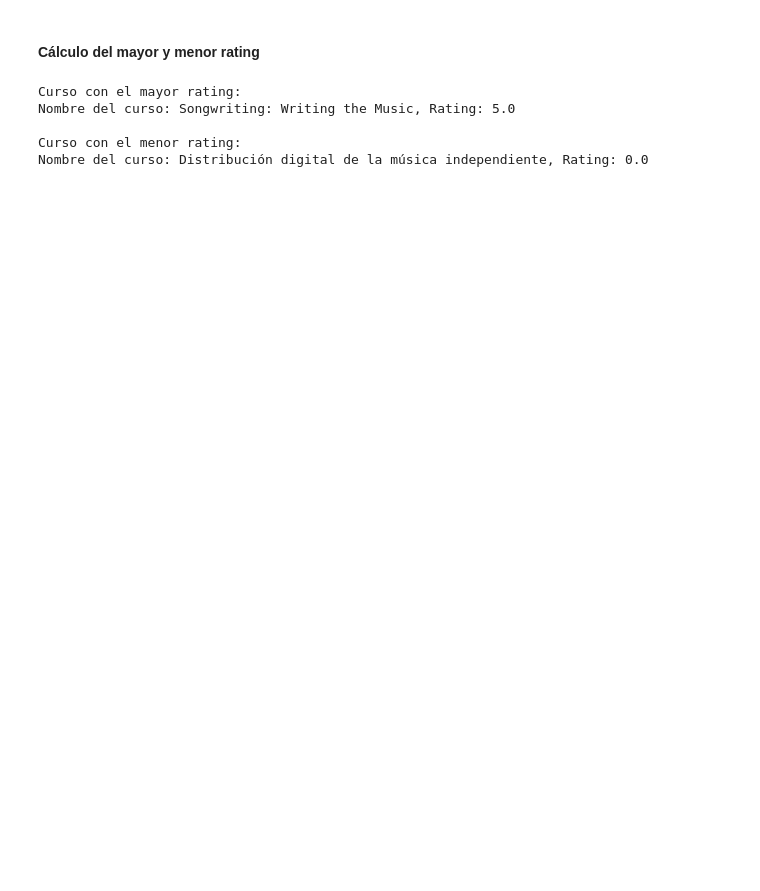
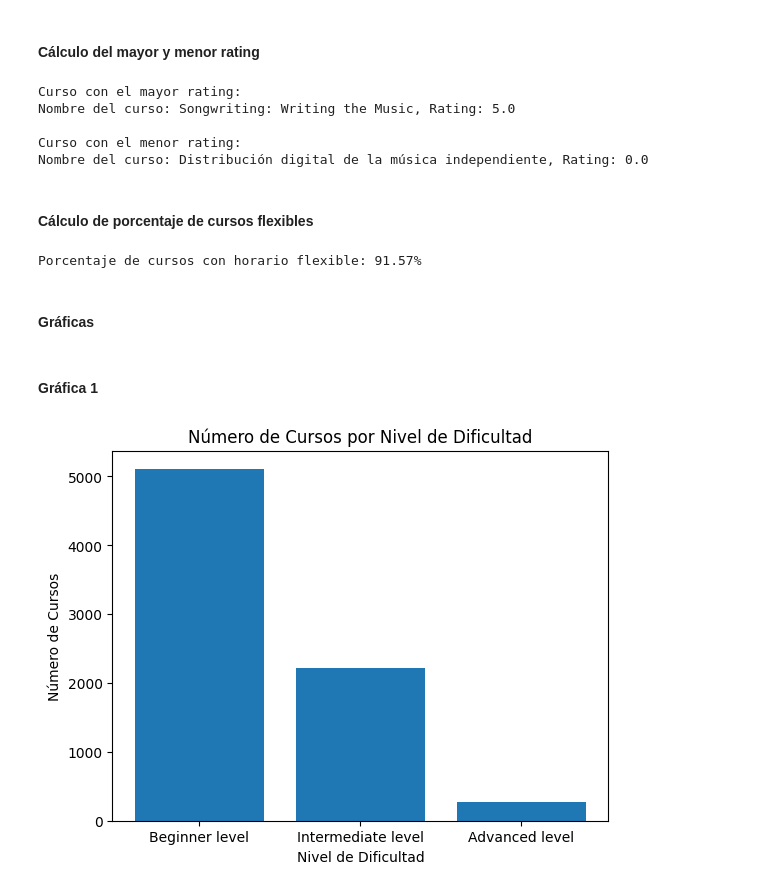
Before and after one commit to AndreRD1026/SS2_202010816, a Jupyter notebook: Practica2/Practica2.ipynb, the cells around one changed output. Saved outputs shown, nothing was run; the diff lists cells and outputs as text; code cells hidden in the pictures; blank space fills up the shorter version.

```diff
--- a/Practica2/Practica2.ipynb
+++ b/Practica2/Practica2.ipynb
@@ -103,3 +107,47 @@ Nombre del curso: Songwriting: Writing the Music, Rating: 5.0
 
 Curso con el menor rating:
 Nombre del curso: Distribución digital de la música independiente, Rating: 0.0
+# %% [markdown]
+#### Cálculo de porcentaje de cursos flexibles
+# %%
+# Calcular el número total de cursos en el conjunto de datos original
+total_cursos = len(dataframe)
+
+# Filtrar los cursos con horario flexible
+cursos_horario_flexible = dataframe[dataframe['Schedule'] == 'Flexible schedule']
+
+# Calcular el número de cursos con horario flexible
+num_cursos_horario_flexible = len(cursos_horario_flexible)
+
+# Calcular el porcentaje de cursos con horario flexible respecto al total de cursos
+porcentaje_cursos_horario_flexible = (num_cursos_horario_flexible / total_cursos) * 100
+
+# Redondear el porcentaje a dos decimales
+porcentaje_cursos_horario_flexible = round(porcentaje_cursos_horario_flexible, 2)
+
+# Imprimir el resultado
+print(f"Porcentaje de cursos con horario flexible: {porcentaje_cursos_horario_flexible}%")
+# %% [output]
+Porcentaje de cursos con horario flexible: 91.57%
+# %% [markdown]
+#### Gráficas
+# %% [markdown]
+#### Gráfica 1
+# %%
+import matplotlib.pyplot as plt
+
+# Contar el número de cursos en cada nivel de dificultad
+num_cursos_por_nivel = dataframe['Level'].value_counts()
+
+# Crear la gráfica de barras
+plt.bar(num_cursos_por_nivel.index, num_cursos_por_nivel.values)
+
+# Configurar el título y las etiquetas de los ejes
+plt.title('Número de Cursos por Nivel de Dificultad')
+plt.xlabel('Nivel de Dificultad')
+plt.ylabel('Número de Cursos')
+
+# Mostrar la gráfica
+plt.show()
+# %% [output]
+[figure, added]
```
Also changed, not shown: parts of 6 cells of this notebook.
